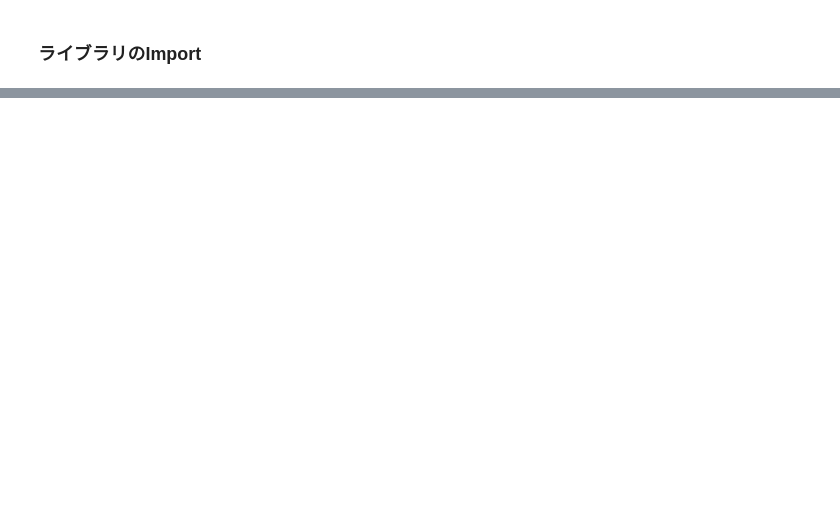
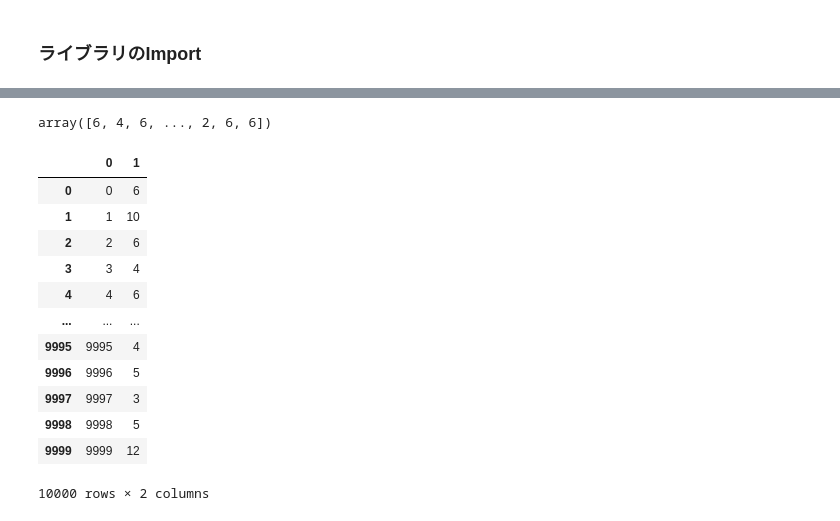
Before and after one commit to SStakafumi/sony-dice-competition, a Jupyter notebook: devide_dice.ipynb, the cells around one changed output, grey strips where cells are left out. Cells and saved outputs as stored; diff of their text form; code cells hidden in the pictures; blank space fills up the shorter version.

```diff
--- a/devide_dice.ipynb
+++ b/devide_dice.ipynb
@@ -69,0 +611,52 @@ for i in range(n):
+# %%
+pred_label = pred_label.numpy()
+pred_label
+# %% [output]
+array([6, 4, 6, ..., 2, 6, 6])
+# %%
+one_dice_rolls = pred_label[:len(imgs_test_one_dice)]
+devided_dice_rolls = pred_label[len(imgs_test_one_dice):]
+
+two_dice_rolls = []
+
+for i, roll in enumerate(devided_dice_rolls):
+    if i % 2 == 0:
+        tmp = roll
+    else:
+        tmp += roll
+        two_dice_rolls.append(tmp)
+# %%
+# 二つのサイコロを持つ画像のindex
+test_idx_two_dice = []
+cnt = 0
+for i in range(10000):
+    if i == test_idx_one_dice[cnt]:
+        if i < test_idx_one_dice[-1]:
+            cnt += 1
+    else:
+        test_idx_two_dice.append(i)
+# %%
+dice_rolls = []
+submit_df = pd.read_csv('/mnt/c/Users/user/MyData/SonyDice/sample_submit.csv', header=None)
+# %%
+for i, idx in enumerate(test_idx_one_dice):
+    submit_df.loc[idx, 1] = one_dice_rolls[i]
+
+for i, idx in enumerate(test_idx_two_dice):
+    submit_df.loc[idx, 1] = two_dice_rolls[i]
+# %%
+submit_df
+# %% [output]
+|  | 0 | 1 |
+| 0 | 0 | 6 |
+| 1 | 1 | 10 |
+| 2 | 2 | 6 |
+| 3 | 3 | 4 |
+| 4 | 4 | 6 |
+| ... | ... | ... |
+| 9995 | 9995 | 4 |
+| 9996 | 9996 | 5 |
+| 9997 | 9997 | 3 |
+| 9998 | 9998 | 5 |
+| 9999 | 9999 | 12 |
+10000 rows × 2 columns
```
Also changed, not shown: parts of 55 cells of this notebook.
